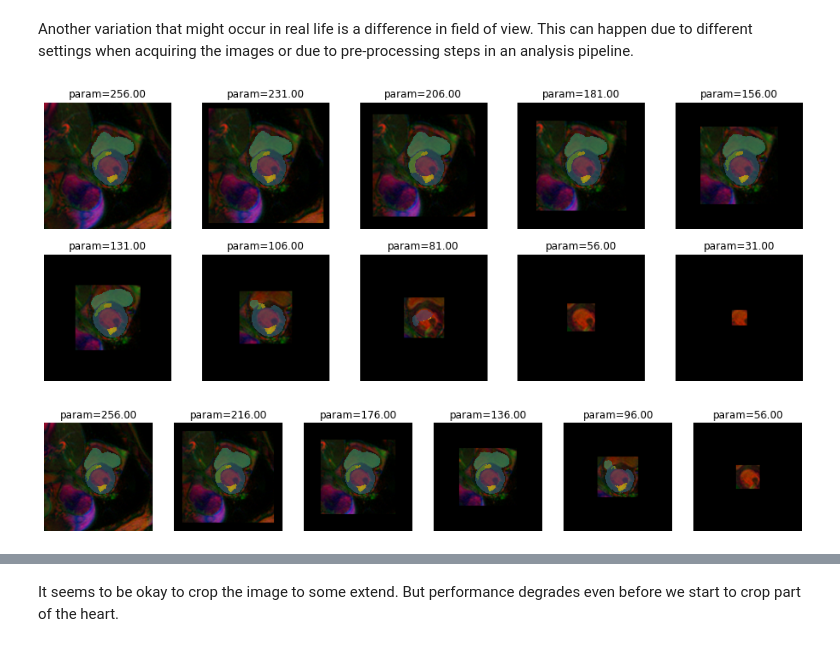
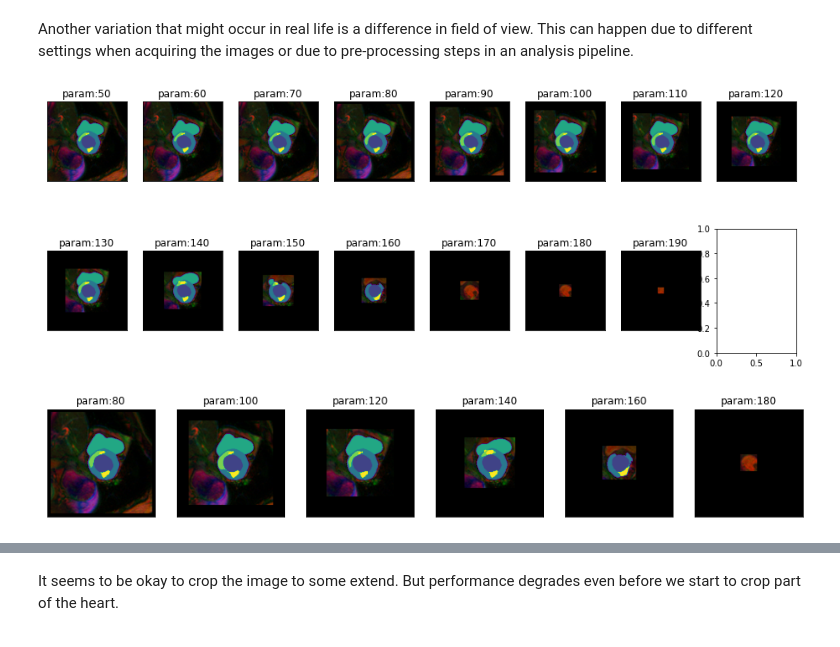
Before and after one commit to chfc-cmi/misas, a Jupyter notebook: 07_myops.ipynb, the cells around one changed output, grey strips where cells are left out. Saved outputs shown, nothing was run; the diff lists cells and outputs as text; code cells hidden in the pictures.

```diff
--- a/07_myops.ipynb
+++ b/07_myops.ipynb
@@ -76,7 +77,7 @@ def get_train_files(path):
     items = L([x for x in items if x.name.startswith("1")])
     return items
 # %%
-def getMyopsDls(mapping_name="full", images="images", path='example/myops'):
+def getMyopsDls(mapping_name="full", images="images", path="/storage/biomeds/data/myops/"):
     mmb = getMappedMaskBlock(mapping_name)
     myopsData = DataBlock(blocks=(ImageBlock, mmb),#['bg','lv','my','rv','ed','sc'])),
         get_items=get_train_files,
@@ -128,6 +134,10 @@ from fastai.vision import open_image, open_mask
 # %%
-img = lambda: open_image("example/myops/images/101-orig-4.png")
-trueMask = lambda: open_mask("example/myops/masks/101-orig-4.png")
-img().show()
-trueMask().show()
+#img = lambda: open_image("example/myops/images/101-orig-4.png")
+#trueMask = lambda: open_mask("example/myops/masks/101-orig-4.png")
+#img().show()
+#trueMask().show()
+img = lambda: Image.open("/storage/biomeds/data/myops/images/101-orig-4.png").convert("RGB")
+trueMask = lambda: Image.open("/storage/biomeds/data/myops/masks/101-orig-4.png").convert("I")
+plt.imshow(img())
+plt.imshow(np.array(trueMask()), cmap=default_cmap)
 # %% [output]
@@ -138,25 +148,22 @@ class Fastai2_model:
     def __init__(self, learner):
         self.trainedModel = learner
 
-    def prepareSize(self, item, asPIL=False):
-        if isinstance(item, F1ImageSegment):
-            pilmask = PILMask(Image.fromarray((item.data.squeeze(0)).numpy().astype(np.uint8)))
-            pilmask = CropPad(256)(pilmask)
-            return F1ImageSegment(torch.ByteTensor(np.array(pilmask)).unsqueeze(0))
-        pilimg = PILImage(Image.fromarray((item.data.permute(1,2,0) * 255).numpy().astype(np.uint8)))
-        pilimg = CropPad(256)(pilimg)
-        if asPIL:
-            return pilimg
-        return F1Image(torch.Tensor(np.array(pilimg)/255).permute(2,0,1))
+    def prepareSize(self, item): #, asPIL=False):
+        to_cut_w=((item.size[0]-256)/2)
+        to_cut_h=((item.size[1]-256)/2)
+        image = ImageOps.crop(item, (np.floor(to_cut_w), np.floor(to_cut_h), np.ceil(to_cut_w), np.ceil(to_cut_h)))
+        return image
 
     def predict(self, image):
-        pilimg = self.prepareSize(image, asPIL=True)
+        image = self.prepareSize(image)#, #asPIL=True)
+        image = PILImage.create(np.array(image))
         with self.trainedModel.no_bar():
-            mask,probs,rest = self.trainedModel.predict(pilimg)
-        return F1ImageSegment(torch.ByteTensor(np.array(mask)).unsqueeze(0)),probs
+            mask = self.trainedModel.predict(image)[0]#(pilimg) #mask,probs,rest
+        output = Image.fromarray(np.array(mask).astype(np.uint8))
+        return output #mask, probs
 
 # model = Fastai1_model('example/b0','b0_transversal_5_5') # if it were local
-model = Fastai2_model(learn.load("../example/myops/multi_ce_full"))
+model = Fastai2_model(learn.load("../../Downloads/multi_ce_full"))
 # %% [markdown]
 ## How does the trained model perform on this (training) example?
 
@@ -255,12 +269,12 @@ gif_series(
 # %% [markdown]
 Another variation that might occur in real life is a difference in field of view. This can happen due to different settings when acquiring the images or due to pre-processing steps in an analysis pipeline.
 # %%
-plot_series(get_crop_series(img(),model, start = 256, end = 30, step = -25, finalSize=400), nrow=2, vmax=5)
+plot_series(get_crop_series(img(),model, start = 50, end = 230, step = 10, finalSize=400), nrow=2, vmax=5)
 # %% [output]
-[figure, old version]
+[figure, new version]
 # %%
-plot_series(get_crop_series(img(),model, start = 256, end = 30, step = -40, finalSize=400), nrow=1, vmax=5)
+plot_series(get_crop_series(img(),model, start = 80, end = 230, step = 20, finalSize=400), nrow=1, vmax=5)
 # %% [output]
-[figure, old version]
+[figure, new version]
 # %%
 gif_series(
```
Also changed, not shown: parts of 27 cells of this notebook, 7 other files.
